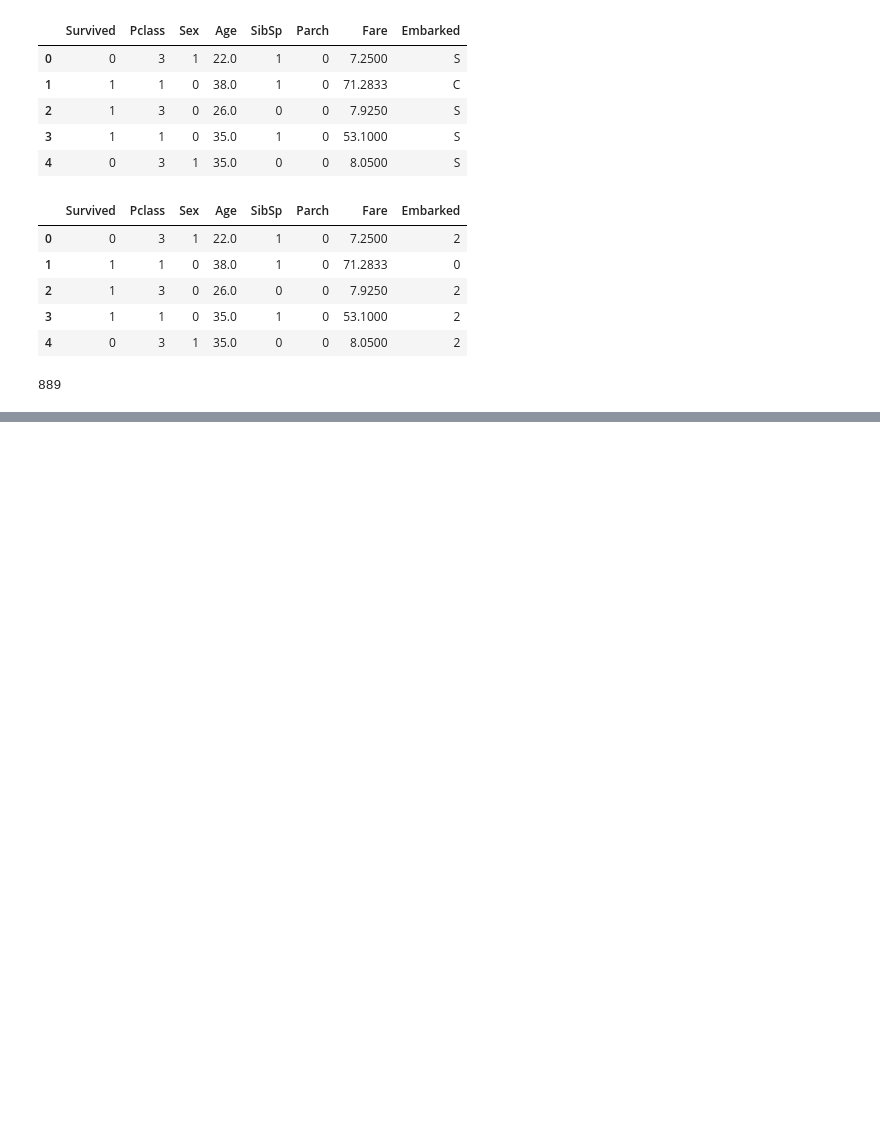
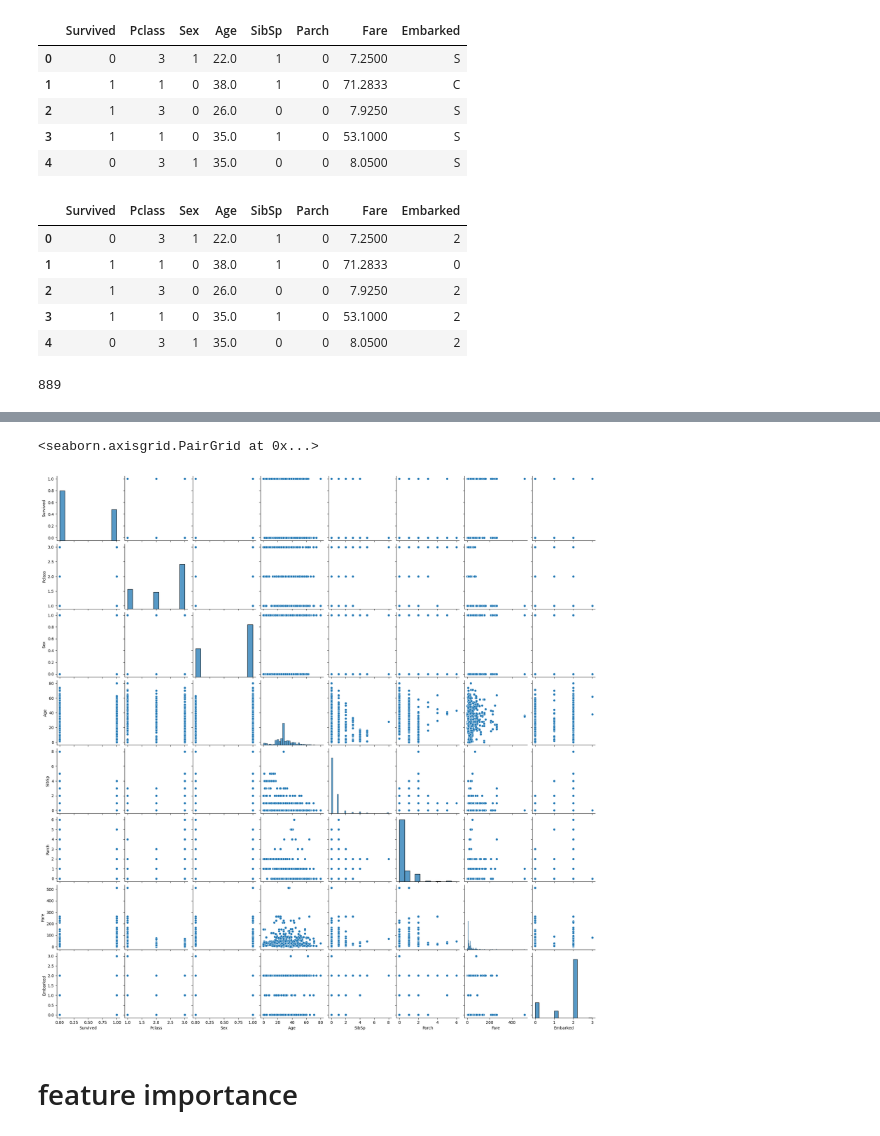
Before and after one commit to sujataprasad01/ML-Logistic-Regression-Titanic-Survival-Dataset-, a Jupyter notebook: Logistic_Regression_(Titanic_Survival_Dataset).ipynb, the cells around one changed output, grey strips where cells are left out. Cells and saved outputs as stored; diff of their text form; code cells hidden in the pictures; blank space fills up the shorter version.

```diff
--- a/Logistic_Regression_(Titanic_Survival_Dataset).ipynb
+++ b/Logistic_Regression_(Titanic_Survival_Dataset).ipynb
@@ -587 +624,8 @@ IntCastingNaNError: Cannot convert non-finite values (NA or inf) to integer
+# %%
+sns.pairplot(newdf)
+# %% [output]
+<seaborn.axisgrid.PairGrid at 0x...>
+[figure, added]
+# %% [markdown]
+# feature importance
 # %%
```
Also changed, not shown: parts of 36 cells of this notebook.
